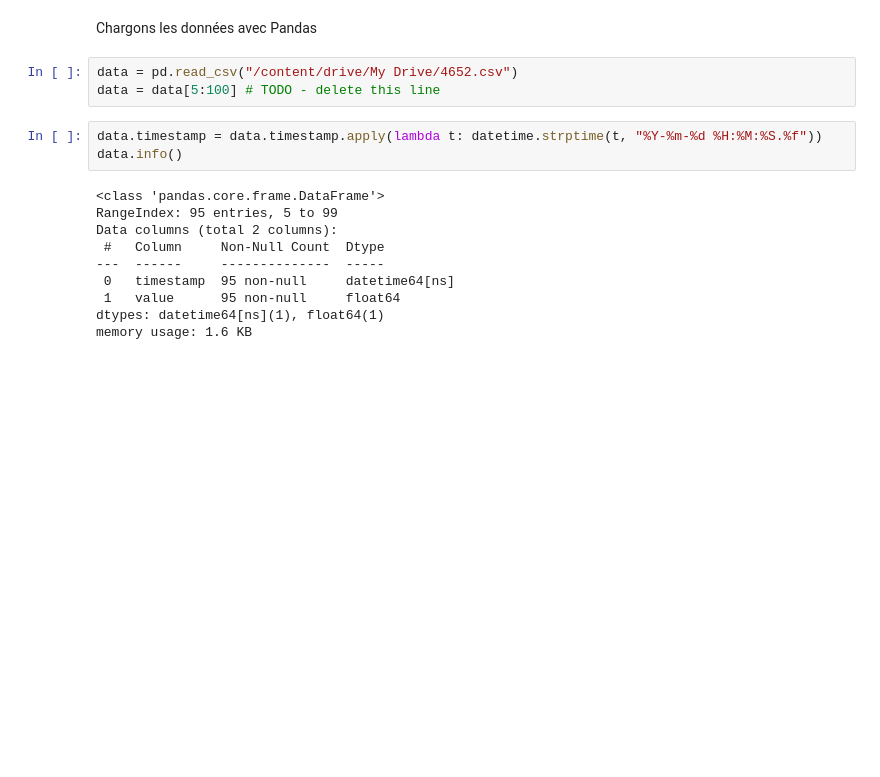
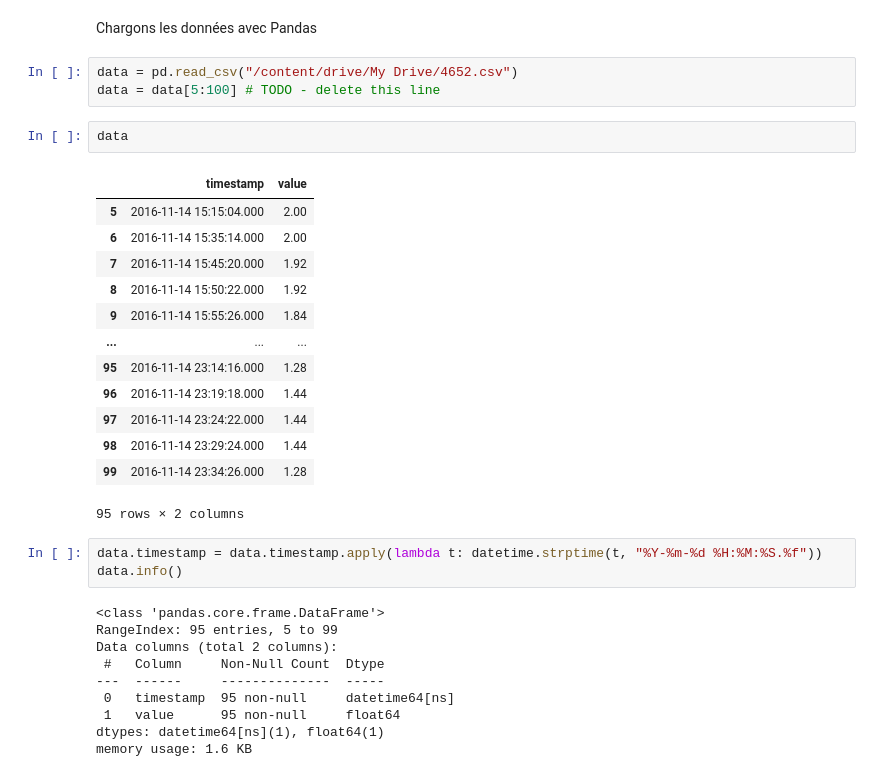
Before and after one commit to fredmontet/fredmontet.com-notebooks, a Jupyter notebook: notebooks/bbdata_workshop.ipynb, the cells around one changed output. Saved outputs shown, nothing was run; the diff lists cells and outputs as text; blank space fills up the shorter version.

```diff
--- a/notebooks/bbdata_workshop.ipynb
+++ b/notebooks/bbdata_workshop.ipynb
@@ -62,6 +62,22 @@ Chargons les données avec Pandas
 # %%
 data = pd.read_csv("/content/drive/My Drive/4652.csv")
 data = data[5:100] # TODO - delete this line
+# %%
+data
+# %% [output]
+|  | timestamp | value |
+| 5 | 2016-11-14 15:15:04.000 | 2.00 |
+| 6 | 2016-11-14 15:35:14.000 | 2.00 |
+| 7 | 2016-11-14 15:45:20.000 | 1.92 |
+| 8 | 2016-11-14 15:50:22.000 | 1.92 |
+| 9 | 2016-11-14 15:55:26.000 | 1.84 |
+| ... | ... | ... |
+| 95 | 2016-11-14 23:14:16.000 | 1.28 |
+| 96 | 2016-11-14 23:19:18.000 | 1.44 |
+| 97 | 2016-11-14 23:24:22.000 | 1.44 |
+| 98 | 2016-11-14 23:29:24.000 | 1.44 |
+| 99 | 2016-11-14 23:34:26.000 | 1.28 |
+95 rows × 2 columns
 # %%
 data.timestamp = data.timestamp.apply(lambda t: datetime.strptime(t, "%Y-%m-%d %H:%M:%S.%f"))
 data.info()
```
Also changed, not shown: parts of 2 cells of this notebook.
